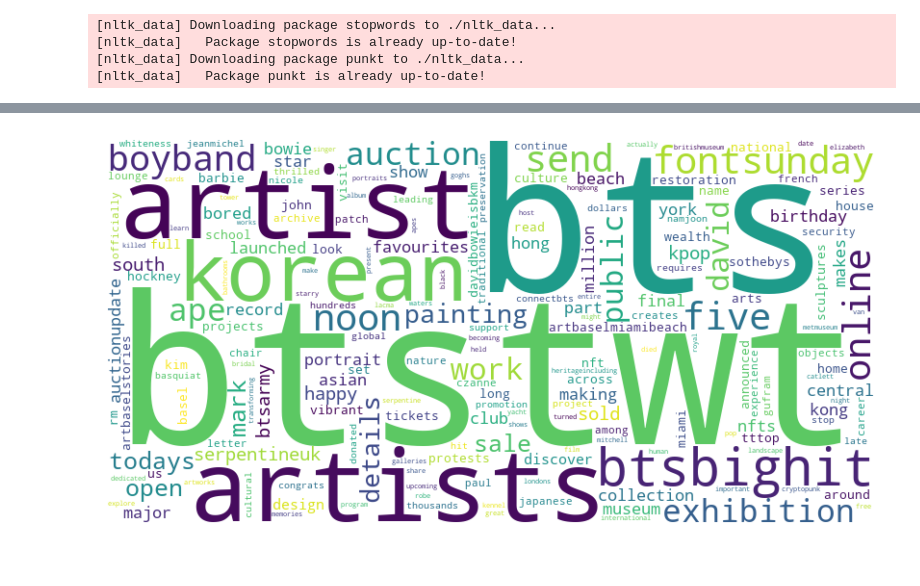
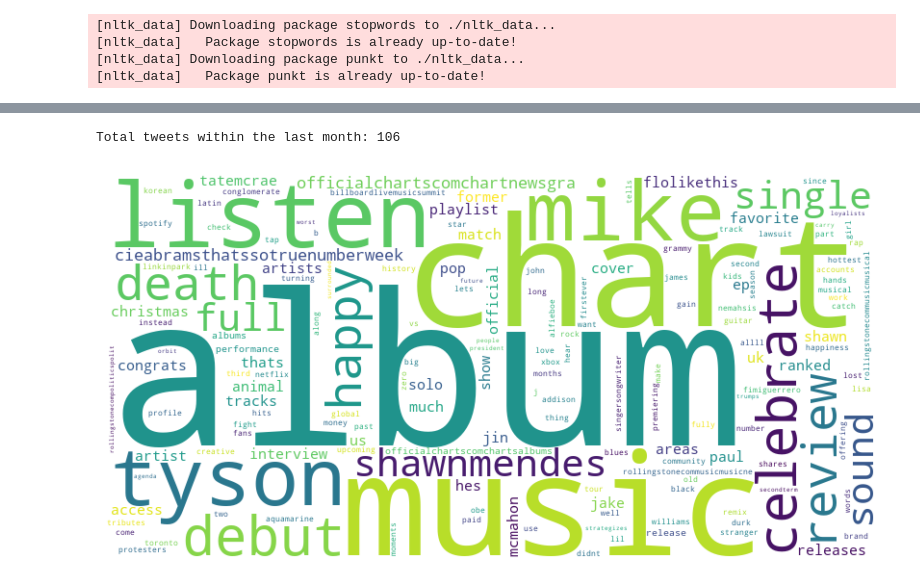
Before and after one commit to ezman102/InsightGlyph, a Jupyter notebook: main.ipynb, the cells around one changed output, grey strips where cells are left out. Cells and saved outputs as stored; diff of their text form; code cells hidden in the pictures.

```diff
--- a/main.ipynb
+++ b/main.ipynb
@@ -49,7 +49,7 @@ nltk.download('punkt', download_dir='./nltk_data')
 STOPWORDS = set(stopwords.words('english')).union({
     "new", "says", "world", "week", "first", "market", "day", "year", "latest", "best", "today",
     "next", "live", "say", "years", "watch", "breaking", "art", "report", "get", "via", "heres",
-    "one", "article", "story", "news", "post", "now", "will", "also", "just", "like",
+    "one","press", "article", "story", "news", "post", "now", "will", "also", "just", "like",
     "even", "back", "going", "still", "time", "know", "think", "see", "may", "top", "off",
     "time", "dont", "please", "help", "thank", "about", "before", "youre", "would", "way"
 })
@@ -253,24 +263,49 @@ All unique tweets for category '['Arts']' have been saved to ./data/['Arts']_202
 # %%
-# Preprocess all the tweets and remove stopwords
+from datetime import datetime, timedelta
+
+# Define the time range (one month ago)
+one_month_ago = datetime.now() - timedelta(days=30)
+
+# Define the timestamp format in your data
+timestamp_format = "%Y-%m-%dT%H:%M:%S.%fZ"  # Matches '2024-11-03T02:42:07.000Z'
+
+# Filter tweets within the latest one month
+recent_tweets = []
+for tweet in all_tweets:
+    if tweet['timestamp'] != 'No Timestamp Found':
+        try:
+            tweet_time = datetime.strptime(tweet['timestamp'], timestamp_format)  # Parse the timestamp
+            if tweet_time > one_month_ago:  # Compare with one month ago
+                recent_tweets.append(tweet)
+        except ValueError:
+            print(f"Invalid timestamp format for tweet: {tweet['timestamp']}")
+
+print(f"Total tweets within the last month: {len(recent_tweets)}")
+
+# Proceed with preprocessing only the recent tweets
 processed_tweets = []
-for tweet in all_tweets:
-    words = preprocess_text(tweet)
+for tweet in recent_tweets:
+    words = preprocess_text(tweet['text'])  # Use 'text' from the tweet dictionary
     filtered_words = [word for word in words if word not in STOPWORDS]
     processed_tweets.append(filtered_words)
 
-all_text = " ".join([" ".join(tweet) for tweet in processed_tweets])  # Join each tweet's words
+# Generate a combined text string from all recent tweets
+all_text = " ".join([" ".join(tweet) for tweet in processed_tweets])  # Join processed words
 word_freq = Counter(all_text.split())  # Count the frequency of each word
 
+# Generate and save the word cloud
 wordcloud = WordCloud(width=800, height=400, background_color='white').generate_from_frequencies(word_freq)
-
 wordcloud_filename = f"./image/{category}_{timestamp}_wordcloud.png"
 wordcloud.to_file(wordcloud_filename)
+
+# Display the word cloud
 plt.figure(figsize=(10, 5))
 plt.imshow(wordcloud, interpolation='bilinear')
 plt.axis('off')
 plt.show()
 # %% [output]
+Total tweets within the last month: 106
-[figure, old version]
+[figure, new version]
 # %%
 # Extract keywords (top_n most common words)
 def extract_keywords(texts, top_n):
```
Also changed, not shown: parts of 4 cells of this notebook, 36 other files.
